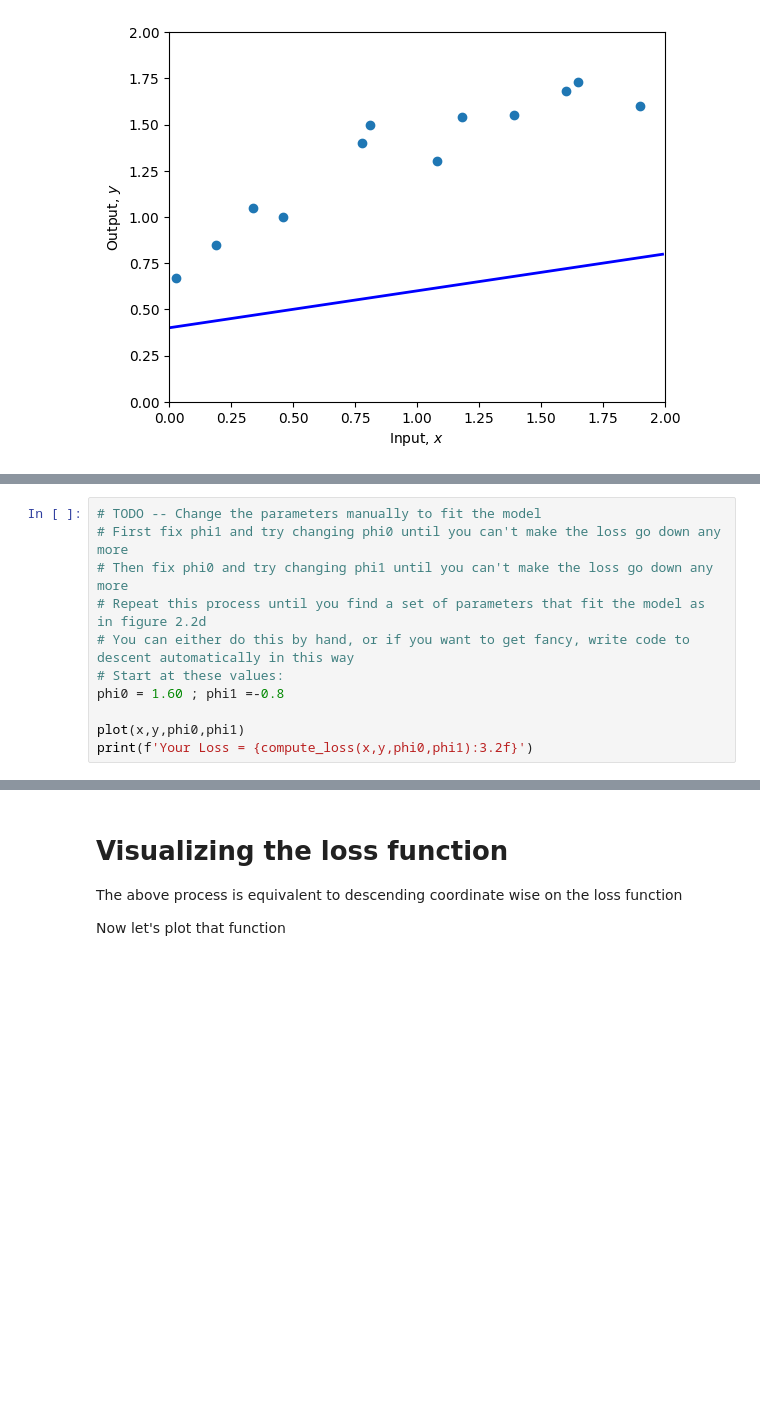
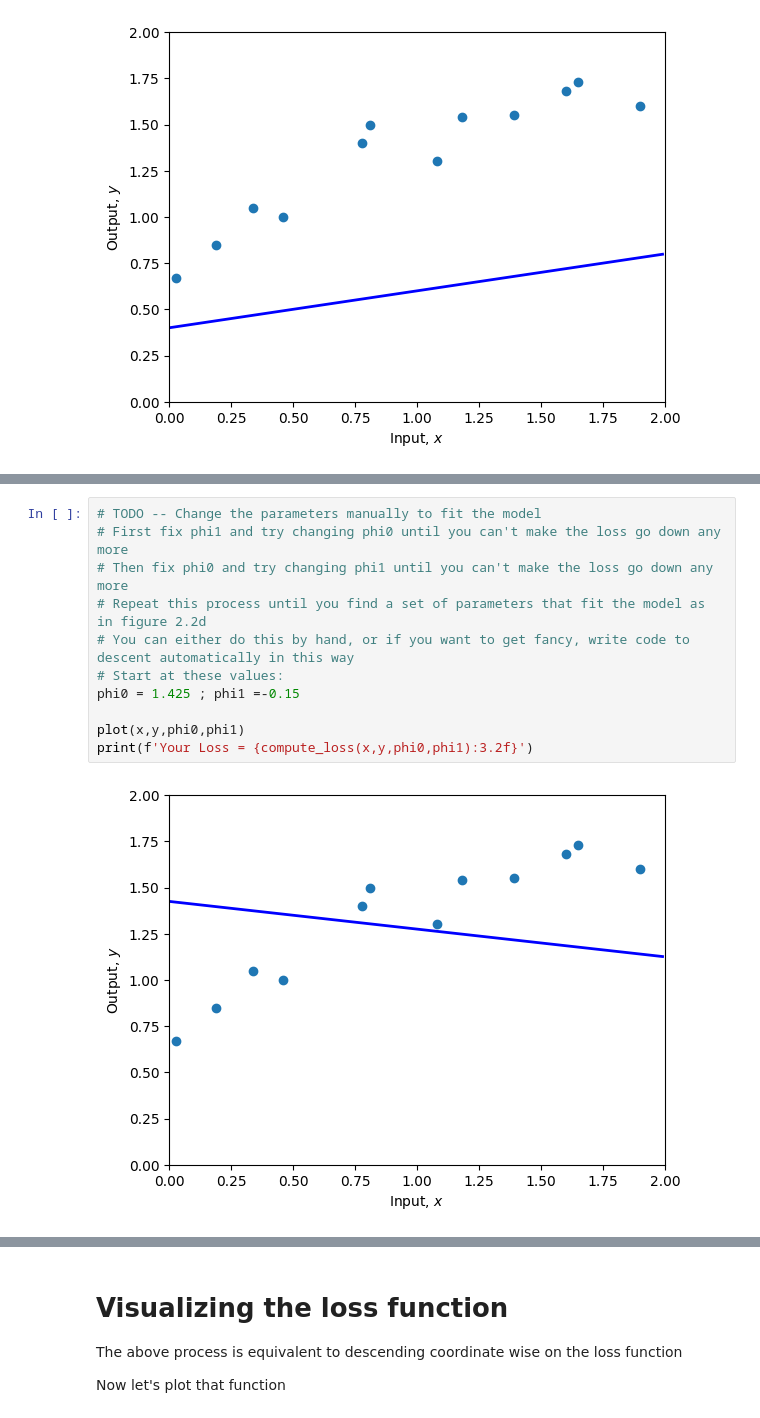
Before and after one commit to koutherjafari/Neural_Networks_Labs, a Jupyter notebook: Notebooks/Chap02/2_1_Supervised_Learning.ipynb, the cells around one changed output, grey strips where cells are left out. Saved outputs shown, nothing was run; the diff lists cells and outputs as text; blank space fills up the shorter version.

```diff
--- a/Notebooks/Chap02/2_1_Supervised_Learning.ipynb
+++ b/Notebooks/Chap02/2_1_Supervised_Learning.ipynb
@@ -77,11 +80,13 @@ print(f'Your Loss = {loss:3.2f}, Ground truth =10.28')
 # %%
 # TODO -- Change the parameters manually to fit the model
 # First fix phi1 and try changing phi0 until you can't make the loss go down any more
 # Then fix phi0 and try changing phi1 until you can't make the loss go down any more
 # Repeat this process until you find a set of parameters that fit the model as in figure 2.2d
 # You can either do this by hand, or if you want to get fancy, write code to descent automatically in this way
 # Start at these values:
-phi0 = 1.60 ; phi1 =-0.8
+phi0 = 1.425 ; phi1 =-0.15
 
 plot(x,y,phi0,phi1)
 print(f'Your Loss = {compute_loss(x,y,phi0,phi1):3.2f}')
+# %% [output]
+[figure, added]
```
Also changed, not shown: parts of 5 cells of this notebook.
